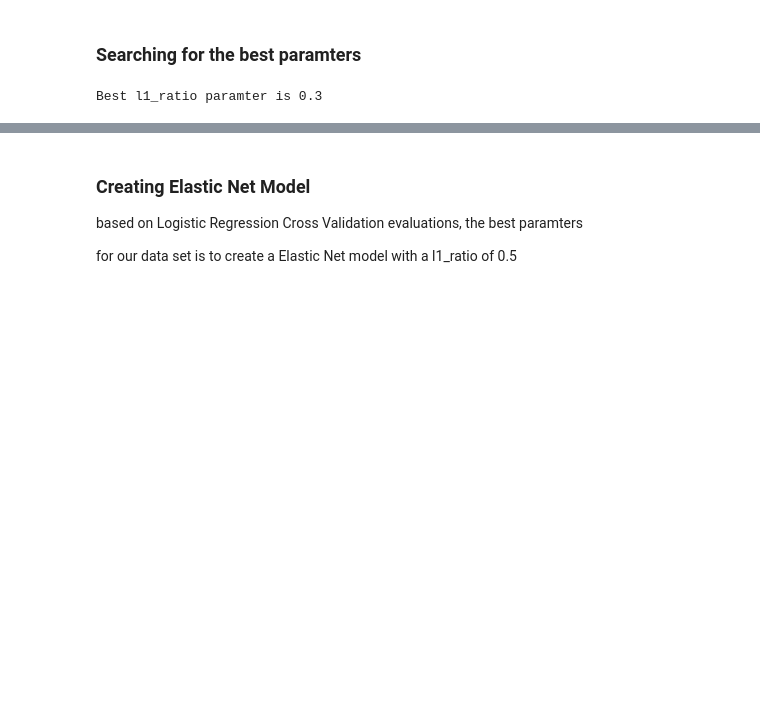
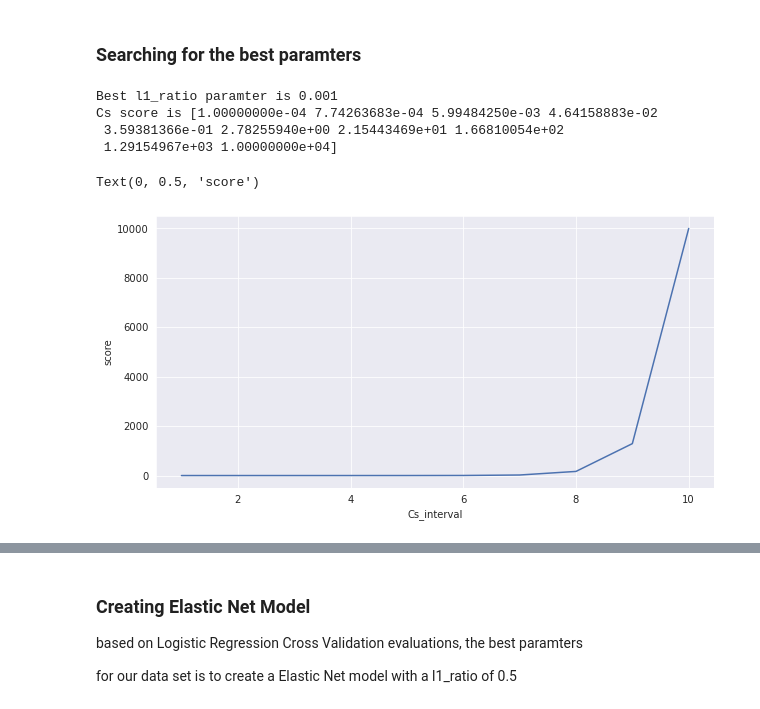
Before and after one commit to axiomcura/simulated_data_test, a Jupyter notebook: practice/simulate_pratice.ipynb, the cells around one changed output, grey strips where cells are left out. Drawn from its saved outputs; the diff is of its cells as text; code cells hidden in the pictures; blank space fills up the shorter version.

```diff
--- a/practice/simulate_pratice.ipynb
+++ b/practice/simulate_pratice.ipynb
@@ -87,8 +87,23 @@ X_train, X_test, y_train, y_test = train_test_split(X, y, test_size=0.33, random
 l1_ratios = [0.001, 0.01, 0.1, 0.3, 0.5, 0.7, 0.9, 1]
 model_cv = LogisticRegressionCV(cv=3, penalty="elasticnet", solver="saga", l1_ratios=l1_ratios).fit(X_train, y_train)
 print("Best l1_ratio paramter is {}".format(model_cv.l1_ratio_[0]))
+print("Cs score is {}".format(model_cv.Cs_))
 # %% [output]
-Best l1_ratio paramter is 0.3
+Best l1_ratio paramter is 0.001
+Cs score is [1.00000000e-04 7.74263683e-04 5.99484250e-03 4.64158883e-02
+ 3.59381366e-01 2.78255940e+00 2.15443469e+01 1.66810054e+02
+ 1.29154967e+03 1.00000000e+04]
+# %%
+# plotting the cs score
+rows = [i+1 for i in range(len(model_cv.Cs_))]
+data= np.array(model_cv.Cs_)
+fig, ax = plt.subplots(figsize=(10,5))
+sns.lineplot(rows, data)
+ax.set_xlabel("Cs_interval")
+ax.set_ylabel("score")
+# %% [output]
+Text(0, 0.5, 'score')
+[figure, added]
 # %%
 # Evaluate the performance of the generated model by using AUPR and AUROC
 # prediction
```
Also changed, not shown: parts of 3 cells of this notebook, 2 other files.
